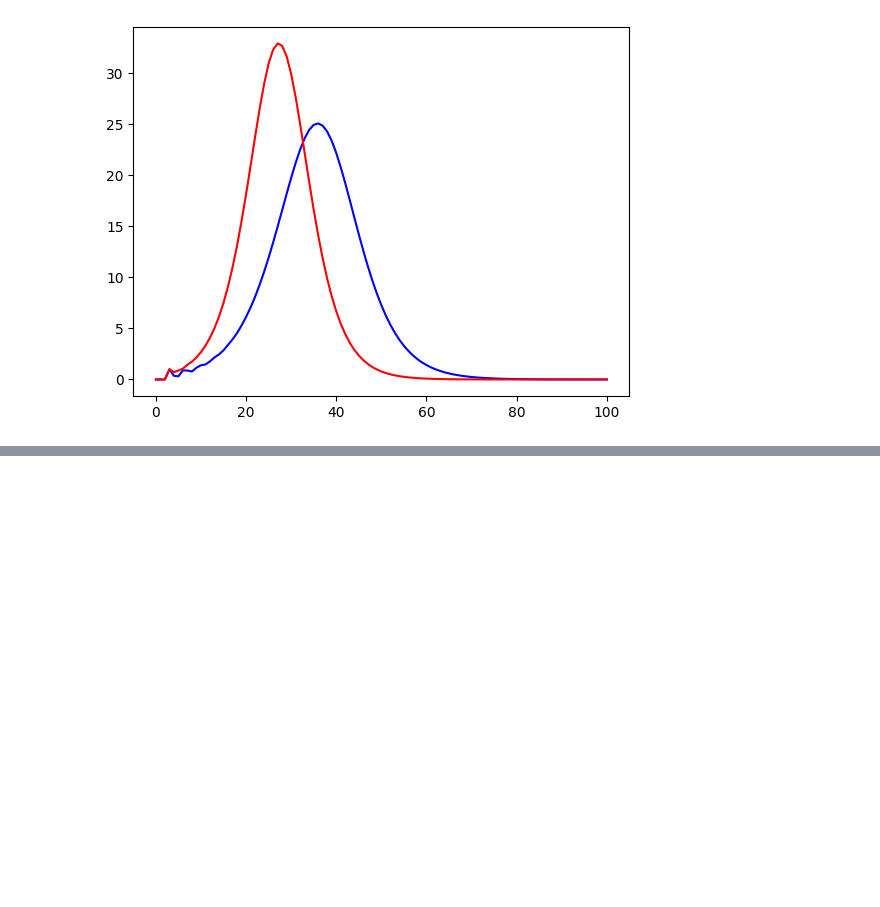
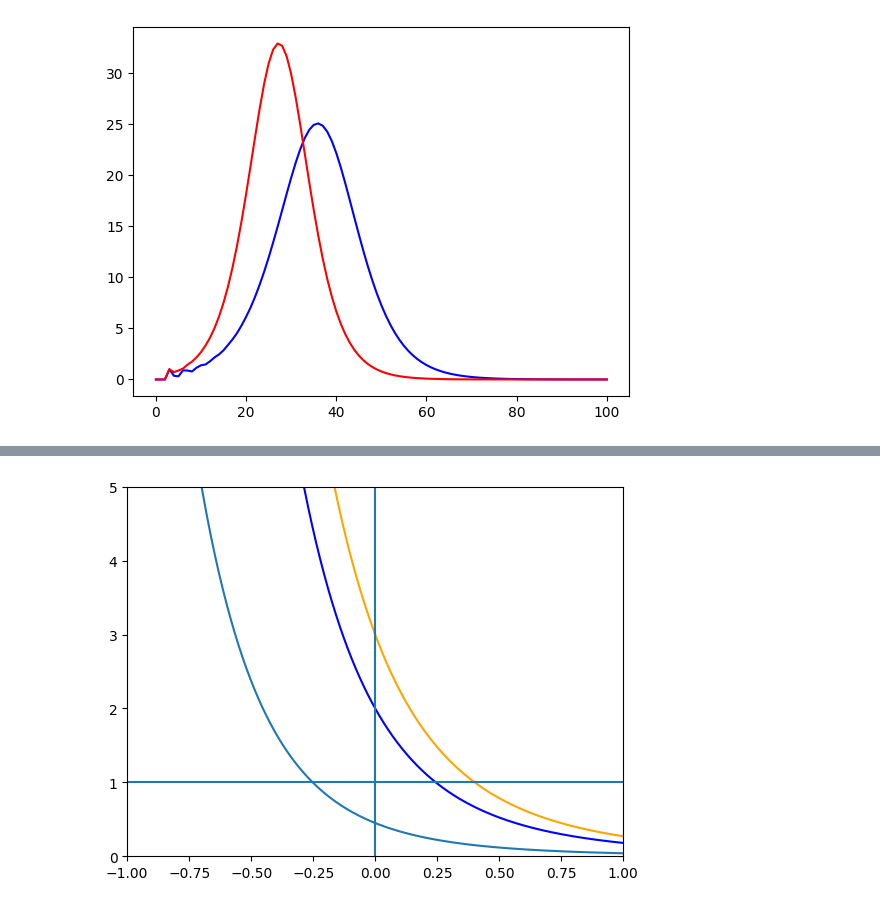
Before and after one commit to computationalUncertaintyLab/outbreak_book, a Jupyter notebook: outbreak_science/dtKM.ipynb, the cells around one changed output, grey strips where cells are left out. Drawn from its saved outputs; the diff is of its cells as text; code cells hidden in the pictures; blank space fills up the shorter version.

```diff
--- a/outbreak_science/dtKM.ipynb
+++ b/outbreak_science/dtKM.ipynb
@@ -303,0 +383,35 @@ plt.show()
+# %%
+
+
+
+from scipy.integrate import quad
+
+R0=2
+def f(r,R0,t1,t2):
+   return R0*quad( lambda t: np.exp(-r*t), t1,t2)[0] /(t2-t1)
+
+t2=5
+t1=1
+
+dom = np.linspace(-1,1,500)
+
+fig,ax = plt.subplots()
+
+R0=0.45
+plt.plot(dom,[f(x,R0,t1,t2) for x in dom])
+
+R0=2
+plt.plot(dom,[f(x,R0,t1,t2) for x in dom],color="blue")
+
+R0=3
+plt.plot(dom,[f(x,R0,t1,t2) for x in dom],color="orange")
+
+ax.axhline(1)
+ax.axvline(0)
+
+ax.set_xlim(-1,1)
+ax.set_ylim(0,5)
+
+plt.show()
+# %% [output]
+[figure, added]
```
Also changed, not shown: parts of 1 cell of this notebook.
